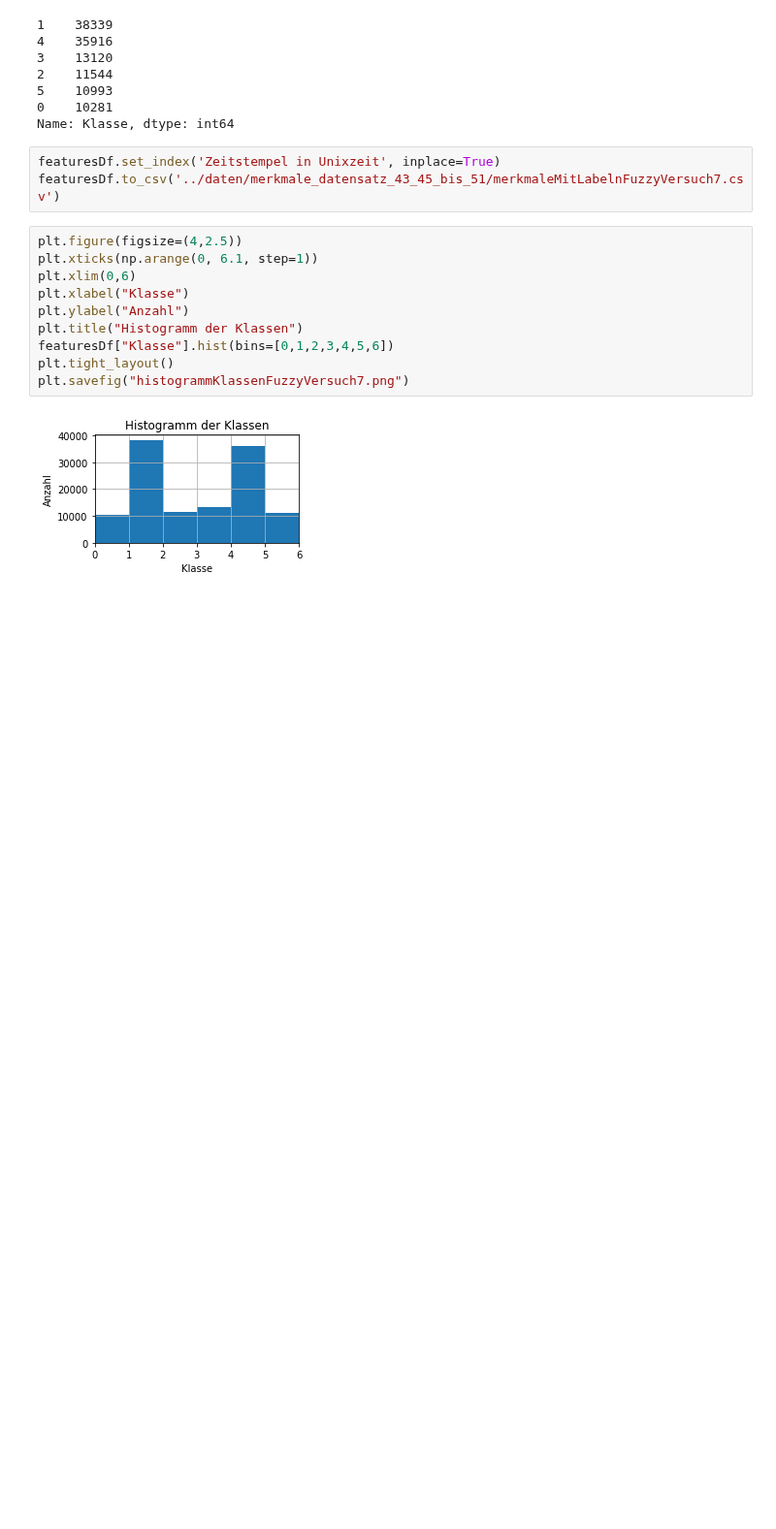
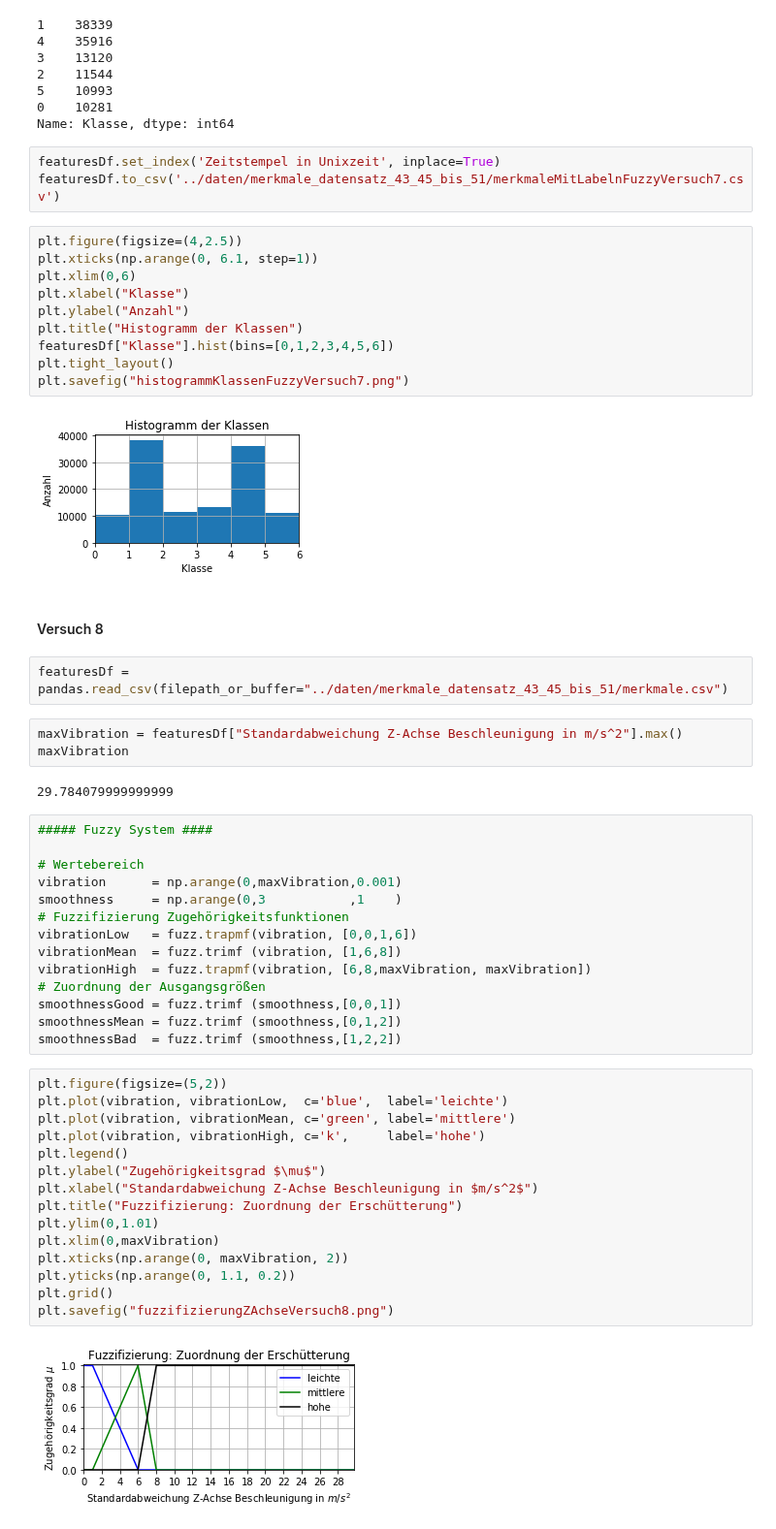
Before and after one commit to SandGreif/FahrradwegeKlassifizierung, a Jupyter notebook: daten_labeln/fuzzyLogic.ipynb, the cells around one changed output. Shown at 97% size. Saved outputs shown, nothing was run; the diff lists cells and outputs as text; blank space fills up the shorter version.

Commit message:
Fuzzy Logik Versuch 8 hinzugefügt

```diff
--- a/daten_labeln/fuzzyLogic.ipynb
+++ b/daten_labeln/fuzzyLogic.ipynb
@@ -1255,3 +1272,43 @@ plt.tight_layout()
 plt.savefig("histogrammKlassenFuzzyVersuch7.png")
 # %% [output]
 [figure]
+# %% [markdown]
+#### Versuch 8
+# %%
+featuresDf = pandas.read_csv(filepath_or_buffer="../daten/merkmale_datensatz_43_45_bis_51/merkmale.csv")
+# %%
+maxVibration = featuresDf["Standardabweichung Z-Achse Beschleunigung in m/s^2"].max()
+maxVibration
+# %% [output]
+29.784079999999999
+# %%
+##### Fuzzy System ####
+
+# Wertebereich
+vibration      = np.arange(0,maxVibration,0.001)
+smoothness     = np.arange(0,3           ,1    )
+# Fuzzifizierung Zugehörigkeitsfunktionen
+vibrationLow   = fuzz.trapmf(vibration, [0,0,1,6])
+vibrationMean  = fuzz.trimf (vibration, [1,6,8])
+vibrationHigh  = fuzz.trapmf(vibration, [6,8,maxVibration, maxVibration])
+# Zuordnung der Ausgangsgrößen
+smoothnessGood = fuzz.trimf (smoothness,[0,0,1])
+smoothnessMean = fuzz.trimf (smoothness,[0,1,2])
+smoothnessBad  = fuzz.trimf (smoothness,[1,2,2])
+# %%
+plt.figure(figsize=(5,2))
+plt.plot(vibration, vibrationLow,  c='blue',  label='leichte')
+plt.plot(vibration, vibrationMean, c='green', label='mittlere')
+plt.plot(vibration, vibrationHigh, c='k',     label='hohe')
+plt.legend()
+plt.ylabel("Zugehörigkeitsgrad $\mu$")
+plt.xlabel("Standardabweichung Z-Achse Beschleunigung in $m/s^2$")
+plt.title("Fuzzifizierung: Zuordnung der Erschütterung")
+plt.ylim(0,1.01)
+plt.xlim(0,maxVibration)
+plt.xticks(np.arange(0, maxVibration, 2))
+plt.yticks(np.arange(0, 1.1, 0.2))
+plt.grid()
+plt.savefig("fuzzifizierungZAchseVersuch8.png")
+# %% [output]
+[figure, added]
```
Also changed, not shown: parts of 12 cells of this notebook, 6 other files.
